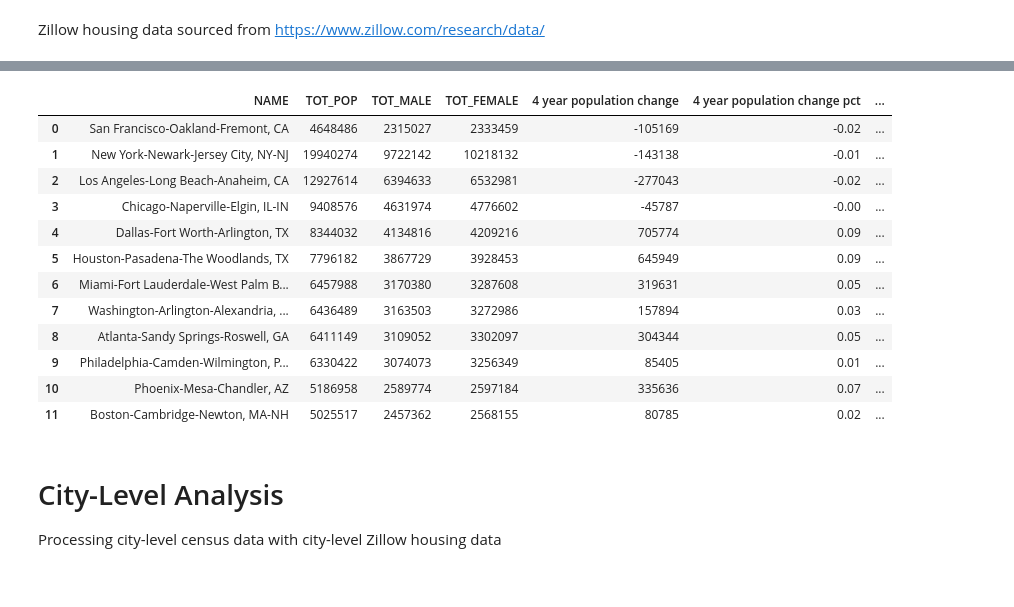
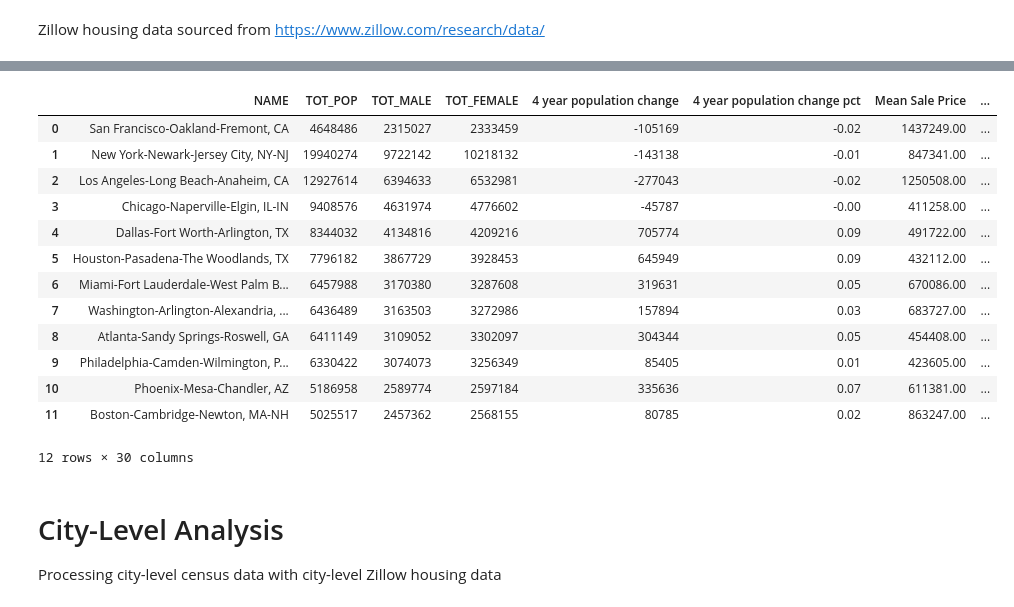
Before and after one commit to npschweizer/housing_affordability, a Jupyter notebook: house_pricing_change.ipynb, the cells around one changed output, grey strips where cells are left out. Drawn from its saved outputs; the diff is of its cells as text; code cells hidden in the pictures.

Commit message:
fixed incorrectly read-in data

```diff
--- a/house_pricing_change.ipynb
+++ b/house_pricing_change.ipynb
@@ -119,2 +121,2 @@ df_zhvi
 # %%
-msa_sample = msa_sample.merge(df_zhvi, how='left', left_on='common_name', right_on = 'MSA')
+# msa_sample = msa_sample.merge(df_zhvi, how='left', left_on='common_name', right_on = 'MSA')
@@ -137,9 +217,21 @@ msa_sample
+# %%
+msa_sample = msa_sample.merge(df_mean_sale, how='left', left_on='common_name', right_on='MSA').drop(columns=['MSA'])
+msa_sample = msa_sample.merge(df_median_sale, how='left', left_on='common_name', right_on='MSA').drop(columns=['MSA'])
+msa_sample = msa_sample.merge(df_zhvi_top, how='left', left_on='common_name', right_on='MSA').drop(columns=['MSA'])
+msa_sample = msa_sample.merge(df_zhvi_mid, how='left', left_on='common_name', right_on='MSA').drop(columns=['MSA'])
+msa_sample = msa_sample.merge(df_zhvi_low, how='left', left_on='common_name', right_on='MSA').drop(columns=['MSA'])
+msa_sample = msa_sample.merge(df_new_homeowner_income_needed, how='left', left_on='common_name', right_on='MSA').drop(columns=['MSA'])
+msa_sample = msa_sample.merge(df_new_renter_income_needed, how='left', left_on='common_name', right_on='MSA').drop(columns=['MSA'])
+msa_sample = msa_sample.merge(df_new_construction, how='left', left_on='common_name', right_on='MSA').drop(columns=['MSA'])
+msa_sample = msa_sample.merge(df_days_pending, how='left', left_on='common_name', right_on='MSA').drop(columns=['MSA'])
+msa_sample = msa_sample.merge(df_price_cut, how='left', left_on='common_name', right_on='MSA').drop(columns=['MSA'])
+msa_sample = msa_sample.merge(df_market_heat, how='left', left_on='common_name', right_on='MSA').drop(columns=['MSA'])
 # %%
 df_zori = pd.read_csv('data/Metro_zori_uc_sfrcondomfr_sm_month.csv')
 df_zori = df_zori[df_zori['RegionType'] == 'msa']
 df_zori = df_zori[['RegionName', '2025-10-31', '2020-10-31']]
 df_zori['5yr_change_pct'] = df_zori['2025-10-31'].div(df_zori['2020-10-31']).sub(1)
 df_zori = df_zori.drop(['2025-10-31'], axis=1)
-df_zori.columns = ['MSA', 'Median Rent', 'Median Rent 5 yr Percent Change']
+df_zori.columns = ['MSA', 'Zillow Observed Rent Index (ZORI)', 'ZORI 5 yr Percent Change']
 df_zori
 # %% [output]
@@ -159,4 +251,6 @@ df_zori
 # %%
 msa_sample = msa_sample.merge(df_zori, how='left', left_on='common_name', right_on = 'MSA')
 # %%
-msa_sample = msa_sample.drop(['LSAD', 'common_name', 'MSA_x', 'MSA_y'], axis = 1)
+# Clean up duplicate columns from all merges
+msa_sample = msa_sample.drop(['LSAD', 'common_name', 'MSA_x', 'MSA_y', 'MSA_x', 'MSA_y', 'MSA'], axis=1, errors='ignore')
+msa_sample = msa_sample.drop([col for col in msa_sample.columns if col.endswith('_x') or col.endswith('_y')], axis=1, errors='ignore')
@@ -163,20 +274,26 @@ msa_sample = msa_sample.drop(['LSAD', 'common_name', 'MSA_x', 'MSA_y'], axis = 1
 # %%
-msa_sample.to_csv('data/us_city_affordability.csv')
+msa_sample.to_csv('data/us_city_affordability.csv',index=False)
+# Display key columns with new housing data
+# display_cols = ['NAME', 'TOT_POP', 'Median Sale Price', 'Mean Sale Price', 'Median Sale Price',
+#                'Top Tier Home Value', 'Mid Tier Home Value', 'Low Tier Home Value',
+#                'Median Rent']
+# msa_sample[display_cols]
 msa_sample
 # %% [output]
-|  | NAME | TOT_POP | TOT_MALE | TOT_FEMALE | 4 year population change | 4 year population change pct | ... |
-| 0 | San Francisco-Oakland-Fremont, CA | 4648486 | 2315027 | 2333459 | -105169 | -0.02 | ... |
-| 1 | New York-Newark-Jersey City, NY-NJ | 19940274 | 9722142 | 10218132 | -143138 | -0.01 | ... |
-| 2 | Los Angeles-Long Beach-Anaheim, CA | 12927614 | 6394633 | 6532981 | -277043 | -0.02 | ... |
-| 3 | Chicago-Naperville-Elgin, IL-IN | 9408576 | 4631974 | 4776602 | -45787 | -0.00 | ... |
-| 4 | Dallas-Fort Worth-Arlington, TX | 8344032 | 4134816 | 4209216 | 705774 | 0.09 | ... |
-| 5 | Houston-Pasadena-The Woodlands, TX | 7796182 | 3867729 | 3928453 | 645949 | 0.09 | ... |
-| 6 | Miami-Fort Lauderdale-West Palm B... | 6457988 | 3170380 | 3287608 | 319631 | 0.05 | ... |
-| 7 | Washington-Arlington-Alexandria, ... | 6436489 | 3163503 | 3272986 | 157894 | 0.03 | ... |
-| 8 | Atlanta-Sandy Springs-Roswell, GA | 6411149 | 3109052 | 3302097 | 304344 | 0.05 | ... |
-| 9 | Philadelphia-Camden-Wilmington, P... | 6330422 | 3074073 | 3256349 | 85405 | 0.01 | ... |
-| 10 | Phoenix-Mesa-Chandler, AZ | 5186958 | 2589774 | 2597184 | 335636 | 0.07 | ... |
-| 11 | Boston-Cambridge-Newton, MA-NH | 5025517 | 2457362 | 2568155 | 80785 | 0.02 | ... |
+|  | NAME | TOT_POP | TOT_MALE | TOT_FEMALE | 4 year population change | 4 year population change pct | Mean Sale Price | ... |
+| 0 | San Francisco-Oakland-Fremont, CA | 4648486 | 2315027 | 2333459 | -105169 | -0.02 | 1437249.00 | ... |
+| 1 | New York-Newark-Jersey City, NY-NJ | 19940274 | 9722142 | 10218132 | -143138 | -0.01 | 847341.00 | ... |
+| 2 | Los Angeles-Long Beach-Anaheim, CA | 12927614 | 6394633 | 6532981 | -277043 | -0.02 | 1250508.00 | ... |
+| 3 | Chicago-Naperville-Elgin, IL-IN | 9408576 | 4631974 | 4776602 | -45787 | -0.00 | 411258.00 | ... |
+| 4 | Dallas-Fort Worth-Arlington, TX | 8344032 | 4134816 | 4209216 | 705774 | 0.09 | 491722.00 | ... |
+| 5 | Houston-Pasadena-The Woodlands, TX | 7796182 | 3867729 | 3928453 | 645949 | 0.09 | 432112.00 | ... |
+| 6 | Miami-Fort Lauderdale-West Palm B... | 6457988 | 3170380 | 3287608 | 319631 | 0.05 | 670086.00 | ... |
+| 7 | Washington-Arlington-Alexandria, ... | 6436489 | 3163503 | 3272986 | 157894 | 0.03 | 683727.00 | ... |
+| 8 | Atlanta-Sandy Springs-Roswell, GA | 6411149 | 3109052 | 3302097 | 304344 | 0.05 | 454408.00 | ... |
+| 9 | Philadelphia-Camden-Wilmington, P... | 6330422 | 3074073 | 3256349 | 85405 | 0.01 | 423605.00 | ... |
+| 10 | Phoenix-Mesa-Chandler, AZ | 5186958 | 2589774 | 2597184 | 335636 | 0.07 | 611381.00 | ... |
+| 11 | Boston-Cambridge-Newton, MA-NH | 5025517 | 2457362 | 2568155 | 80785 | 0.02 | 863247.00 | ... |
+12 rows × 30 columns
 # %% [markdown]
 # City-Level Analysis
 Processing city-level census data with city-level Zillow housing data
```
Also changed, not shown: parts of 16 cells of this notebook.
